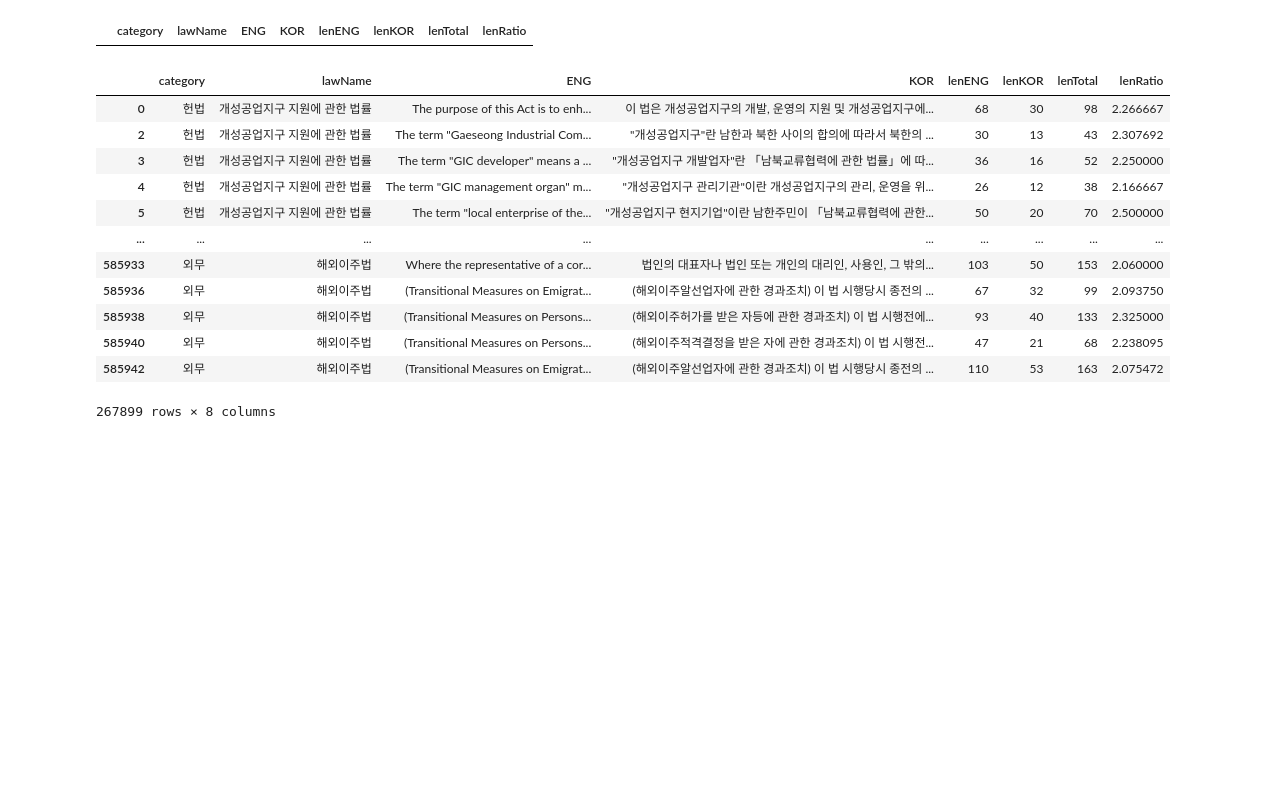
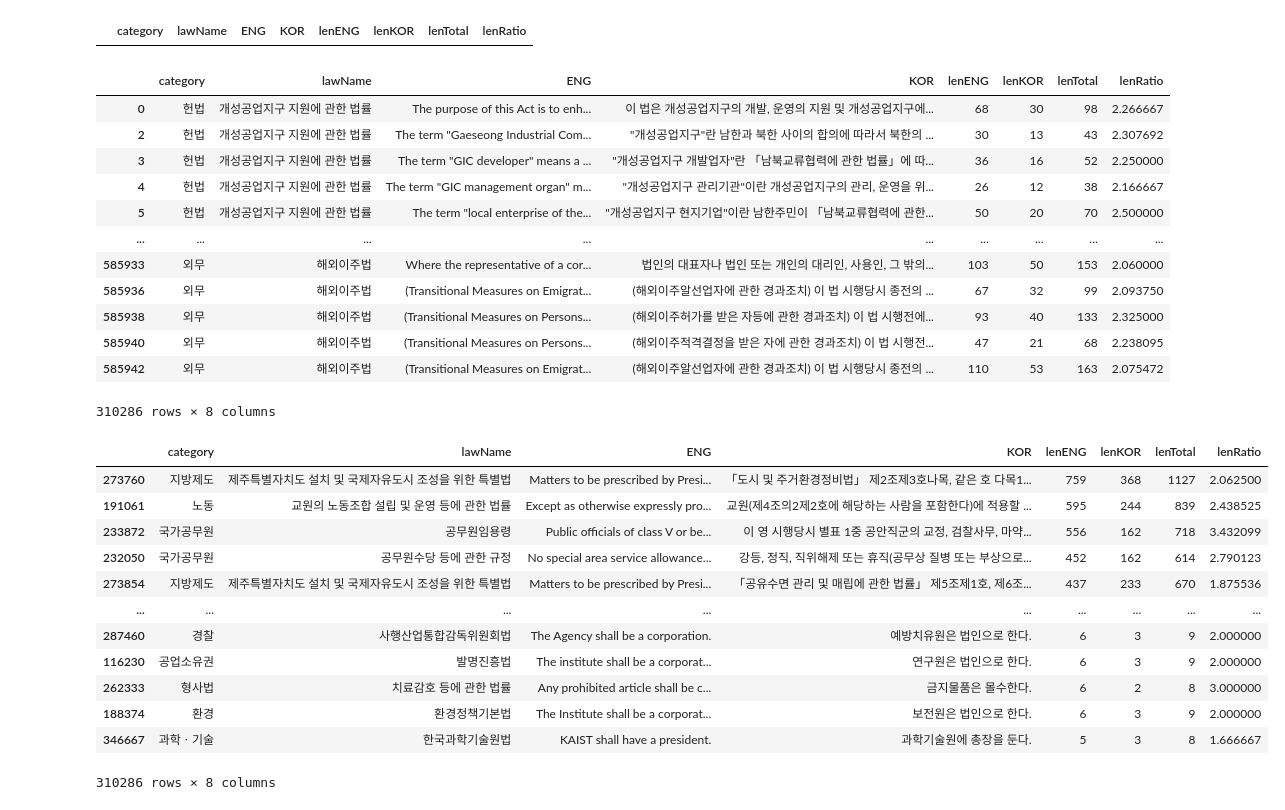
Before and after one commit to tjtmddnjswkd/capstone, a Jupyter notebook: 2_preprocessing/p3_preprocessing_memo.ipynb, the cells around one changed output. Cells and saved outputs as stored; diff of their text form; code cells hidden in the pictures; blank space fills up the shorter version.

```diff
--- a/2_preprocessing/p3_preprocessing_memo.ipynb
+++ b/2_preprocessing/p3_preprocessing_memo.ipynb
@@ -3069,7 +3064,7 @@ df_drop.loc[(~df_drop.KOR.str.contains(r"^\([^𖠌]+\)"))&(df_drop.ENG.str.conta
 # %% [output]
 |  | category | lawName | ENG | KOR | lenENG | lenKOR | lenTotal | lenRatio |
 # %%
-df_fin = df_drop.loc[df_drop.KOR.str.contains(r"\.$")]
+df_fin = df_drop.loc[df_drop.KOR.str.contains(r"[\.|다|\s경우|\s것|\s자]$")]
 df_fin
 # %% [output]
 |  | category | lawName | ENG | KOR | lenENG | lenKOR | lenTotal | lenRatio |
@@ -3084,4 +3079,20 @@ df_fin
 | 585938 | 외무 | 해외이주법 | (Transitional Measures on Persons... | (해외이주허가를 받은 자등에 관한 경과조치) 이 법 시행전에... | 93 | 40 | 133 | 2.325000 |
 | 585940 | 외무 | 해외이주법 | (Transitional Measures on Persons... | (해외이주적격결정을 받은 자에 관한 경과조치) 이 법 시행전... | 47 | 21 | 68 | 2.238095 |
 | 585942 | 외무 | 해외이주법 | (Transitional Measures on Emigrat... | (해외이주알선업자에 관한 경과조치) 이 법 시행당시 종전의 ... | 110 | 53 | 163 | 2.075472 |
-267899 rows × 8 columns
+310286 rows × 8 columns
+# %%
+df_fin.sort_values(by="lenENG", ascending=False)
+# %% [output]
+|  | category | lawName | ENG | KOR | lenENG | lenKOR | lenTotal | lenRatio |
+| 273760 | 지방제도 | 제주특별자치도 설치 및 국제자유도시 조성을 위한 특별법 | Matters to be prescribed by Presi... | 「도시 및 주거환경정비법」 제2조제3호나목, 같은 호 다목1... | 759 | 368 | 1127 | 2.062500 |
+| 191061 | 노동 | 교원의 노동조합 설립 및 운영 등에 관한 법률 | Except as otherwise expressly pro... | 교원(제4조의2제2호에 해당하는 사람을 포함한다)에 적용할 ... | 595 | 244 | 839 | 2.438525 |
+| 233872 | 국가공무원 | 공무원임용령 | Public officials of class V or be... | 이 영 시행당시 별표 1중 공안직군의 교정, 검찰사무, 마약... | 556 | 162 | 718 | 3.432099 |
+| 232050 | 국가공무원 | 공무원수당 등에 관한 규정 | No special area service allowance... | 강등, 정직, 직위해제 또는 휴직(공무상 질병 또는 부상으로... | 452 | 162 | 614 | 2.790123 |
+| 273854 | 지방제도 | 제주특별자치도 설치 및 국제자유도시 조성을 위한 특별법 | Matters to be prescribed by Presi... | 「공유수면 관리 및 매립에 관한 법률」 제5조제1호, 제6조... | 437 | 233 | 670 | 1.875536 |
+| ... | ... | ... | ... | ... | ... | ... | ... | ... |
+| 287460 | 경찰 | 사행산업통합감독위원회법 | The Agency shall be a corporation. | 예방치유원은 법인으로 한다. | 6 | 3 | 9 | 2.000000 |
+| 116230 | 공업소유권 | 발명진흥법 | The institute shall be a corporat... | 연구원은 법인으로 한다. | 6 | 3 | 9 | 2.000000 |
+| 262333 | 형사법 | 치료감호 등에 관한 법률 | Any prohibited article shall be c... | 금지물품은 몰수한다. | 6 | 2 | 8 | 3.000000 |
+| 188374 | 환경 | 환경정책기본법 | The Institute shall be a corporat... | 보전원은 법인으로 한다. | 6 | 3 | 9 | 2.000000 |
+| 346667 | 과학ㆍ기술 | 한국과학기술원법 | KAIST shall have a president. | 과학기술원에 총장을 둔다. | 5 | 3 | 8 | 1.666667 |
+310286 rows × 8 columns
```
Also changed, not shown: parts of 9 cells of this notebook.
